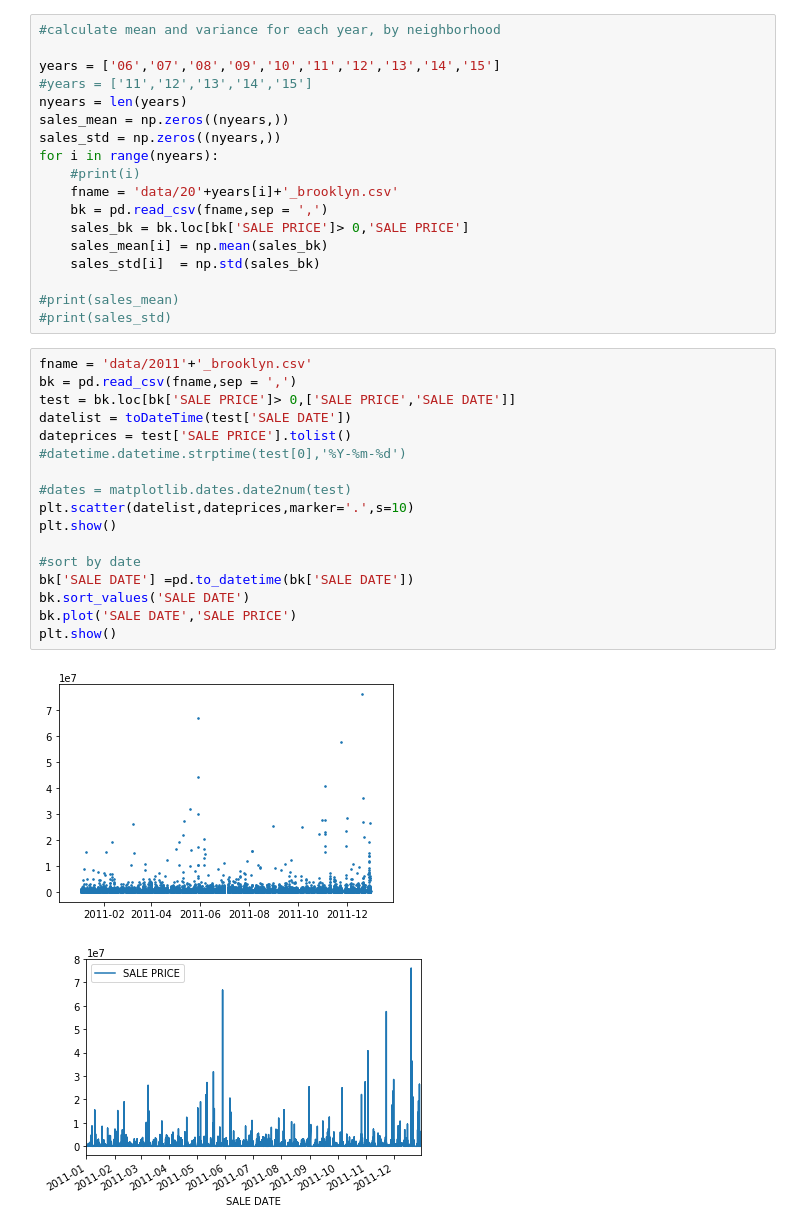
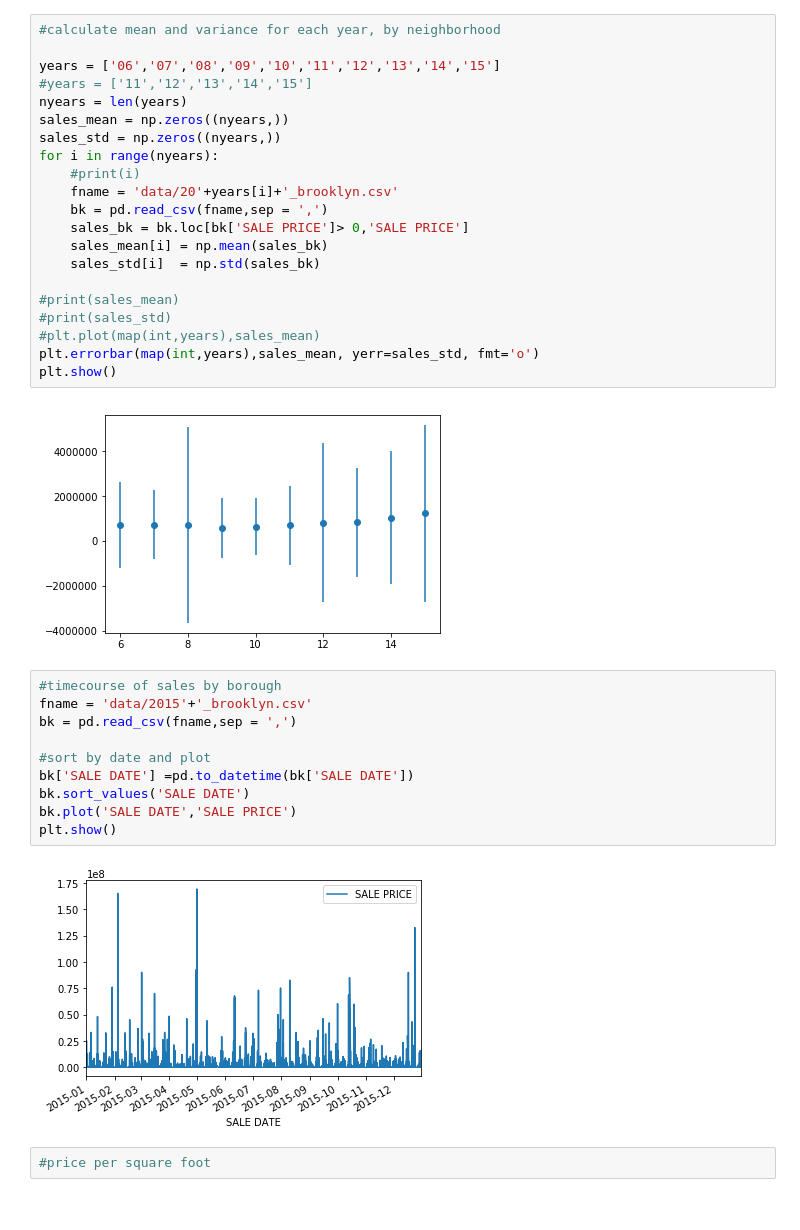
Before and after one commit to dlhocker/nycsales, a Jupyter notebook: basic_stats.ipynb, the cells around one changed output. Cells and saved outputs as stored; diff of their text form.

```diff
--- a/basic_stats.ipynb
+++ b/basic_stats.ipynb
@@ -66,23 +54,22 @@ for i in range(nyears):
 
 #print(sales_mean)
 #print(sales_std)
+#plt.plot(map(int,years),sales_mean)
+plt.errorbar(map(int,years),sales_mean, yerr=sales_std, fmt='o')
+plt.show()
+# %% [output]
+[figure, added]
 # %%
-fname = 'data/2011'+'_brooklyn.csv'
+#timecourse of sales by borough
+fname = 'data/2015'+'_brooklyn.csv'
 bk = pd.read_csv(fname,sep = ',')
-test = bk.loc[bk['SALE PRICE']> 0,['SALE PRICE','SALE DATE']]
-datelist = toDateTime(test['SALE DATE'])
-dateprices = test['SALE PRICE'].tolist()
-#datetime.datetime.strptime(test[0],'%Y-%m-%d')
 
-#dates = matplotlib.dates.date2num(test)
-plt.scatter(datelist,dateprices,marker='.',s=10)
-plt.show()
-
-#sort by date
+#sort by date and plot
 bk['SALE DATE'] =pd.to_datetime(bk['SALE DATE'])
 bk.sort_values('SALE DATE')
 bk.plot('SALE DATE','SALE PRICE')
 plt.show()
 # %% [output]
-[figure, old version]
+[figure, new version]
-[figure, removed]
+# %%
+#price per square foot
```
Also changed, not shown: parts of 3 cells of this notebook, 1 other file.
